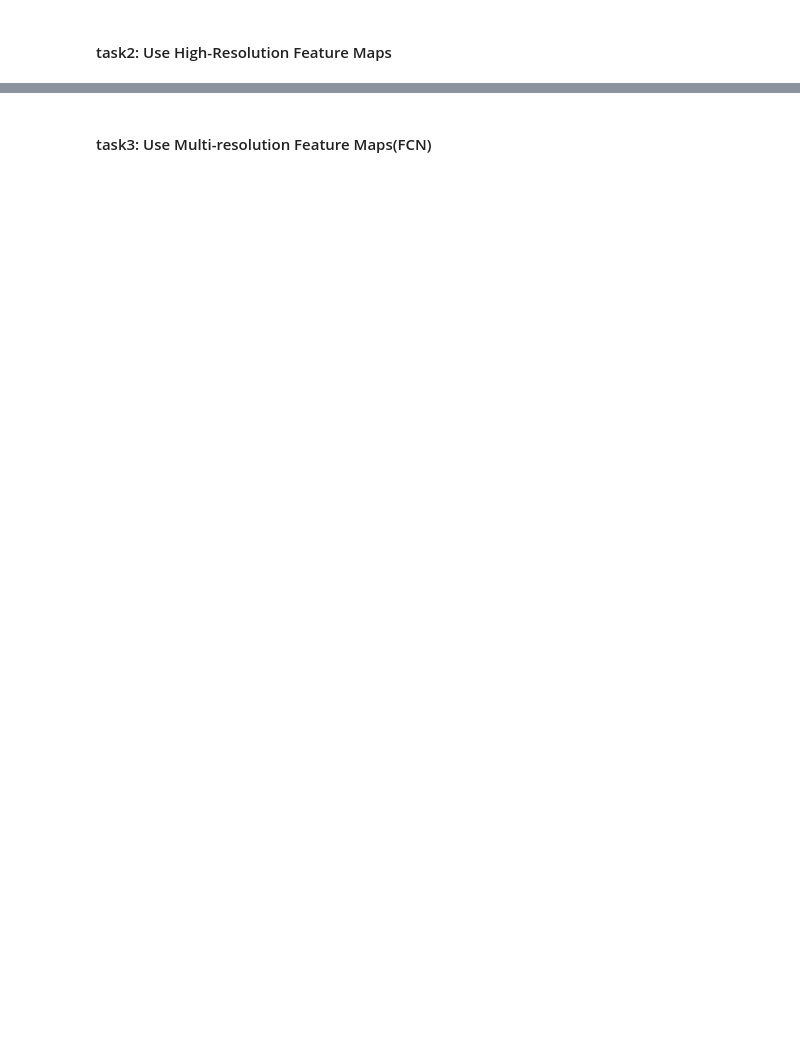
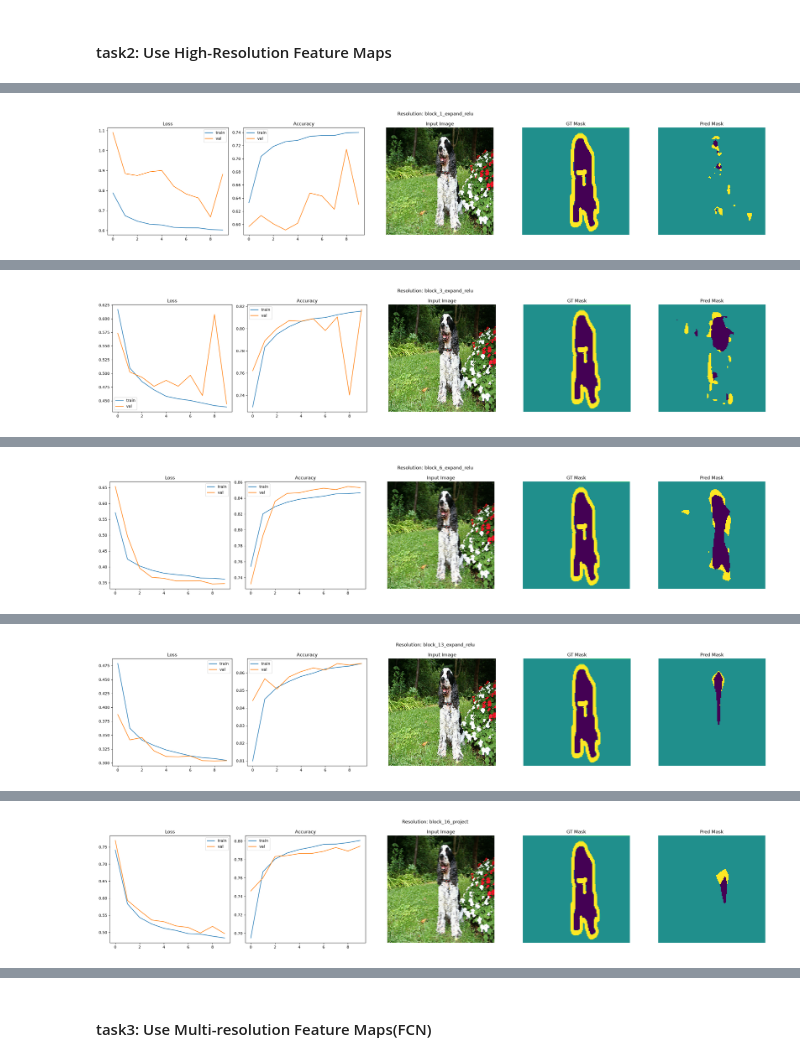
Before and after one commit to 02dumartin/ai-lab, a Jupyter notebook: segmentation/segmentaion_basic.ipynb, the cells around one changed output, grey strips where cells are left out. Saved outputs shown, nothing was run; the diff lists cells and outputs as text; code cells hidden in the pictures; blank space fills up the shorter version.

```diff
--- a/segmentation/segmentaion_basic.ipynb
+++ b/segmentation/segmentaion_basic.ipynb
@@ -438,0 +529,19 @@ show_predictions(test_dataset, 3)
+# %%
+# evlauation
+# resolution 별로 정성평가
+for name in layer_names:
+    model = models[name]
+    history = histories[name]
+    pred_mask = create_mask(
+        model.predict(sample_image[tf.newaxis, ...])
+    )
+    fig, axes = plt.subplots(1, 5, figsize=(25, 5))
+    fig.suptitle(f"Resolution: {name}")
+    axes[0].plot(history.history['loss'], label='train'); axes[0].plot(history.history['val_loss'], label='val'); axes[0].set_title('Loss'); axes[0].legend()
+    axes[1].plot(history.history['accuracy'], label='train'); axes[1].plot(history.history['val_accuracy'], label='val'); axes[1].set_title('Accuracy'); axes[1].legend()
+    axes[2].imshow(tf.keras.preprocessing.image.array_to_img(sample_image)); axes[2].set_title('Input Image'); axes[2].axis('off')
+    axes[3].imshow(tf.keras.preprocessing.image.array_to_img(sample_mask)); axes[3].set_title('GT Mask'); axes[3].axis('off')
+    axes[4].imshow(tf.keras.preprocessing.image.array_to_img(pred_mask)); axes[4].set_title('Pred Mask'); axes[4].axis('off')
+    plt.tight_layout()
+    plt.show()
+# %% [output]
@@ -438,0 +549 @@ show_predictions(test_dataset, 3)
+[figure, added]
@@ -438,0 +551 @@ show_predictions(test_dataset, 3)
+[figure, added]
@@ -438,0 +553 @@ show_predictions(test_dataset, 3)
+[figure, added]
@@ -438,0 +555 @@ show_predictions(test_dataset, 3)
+[figure, added]
@@ -438,0 +557 @@ show_predictions(test_dataset, 3)
+[figure, added]
```
Also changed, not shown: parts of 46 cells of this notebook, 2 other files.
